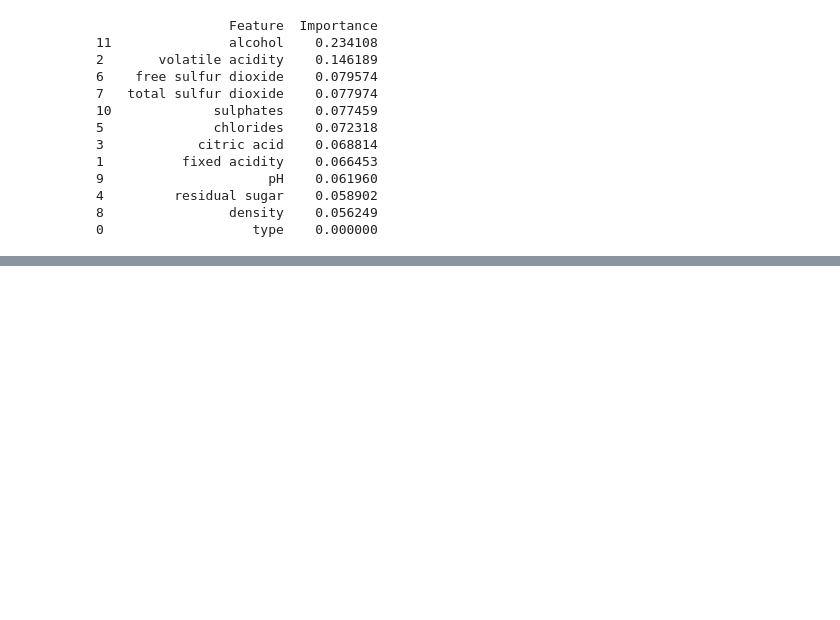
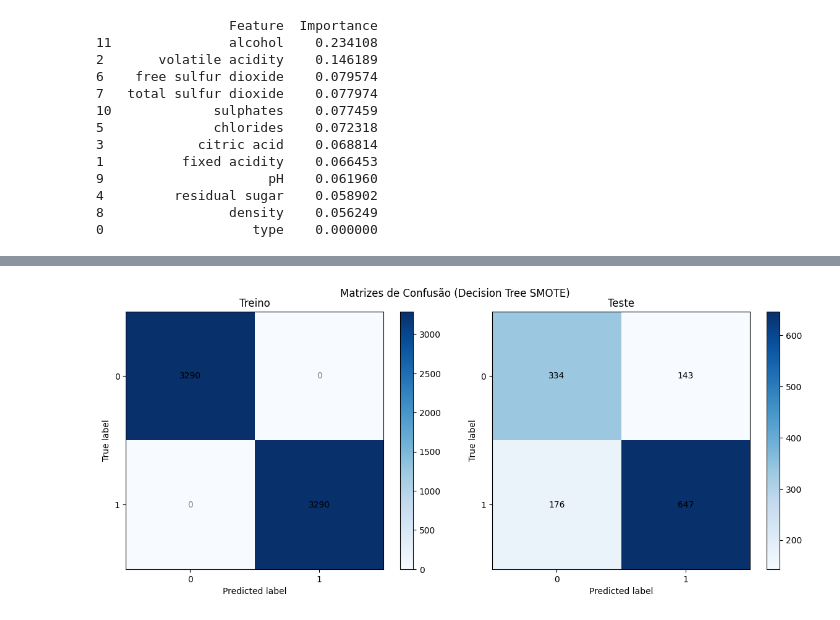
Before and after one commit to BMateusSs/Projeto-PSI3, a Jupyter notebook: decision_tree_wine_quality.ipynb, the cells around one changed output, grey strips where cells are left out. Saved outputs shown, nothing was run; the diff lists cells and outputs as text; code cells hidden in the pictures; blank space fills up the shorter version.

```diff
--- a/decision_tree_wine_quality.ipynb
+++ b/decision_tree_wine_quality.ipynb
@@ -591,0 +662,5 @@ plotar_importancia_features(clf_tree_over, X_over, "Decision Tree Oversampling")
+# %%
+# Matrizes de Confusão
+plotar_matrizes_confusao(clf_tree_smote, X_smote, y_smote, X_test, y_test, "Decision Tree SMOTE")
+# %% [output]
+[figure, added]
```
Also changed, not shown: parts of 11 cells of this notebook.
